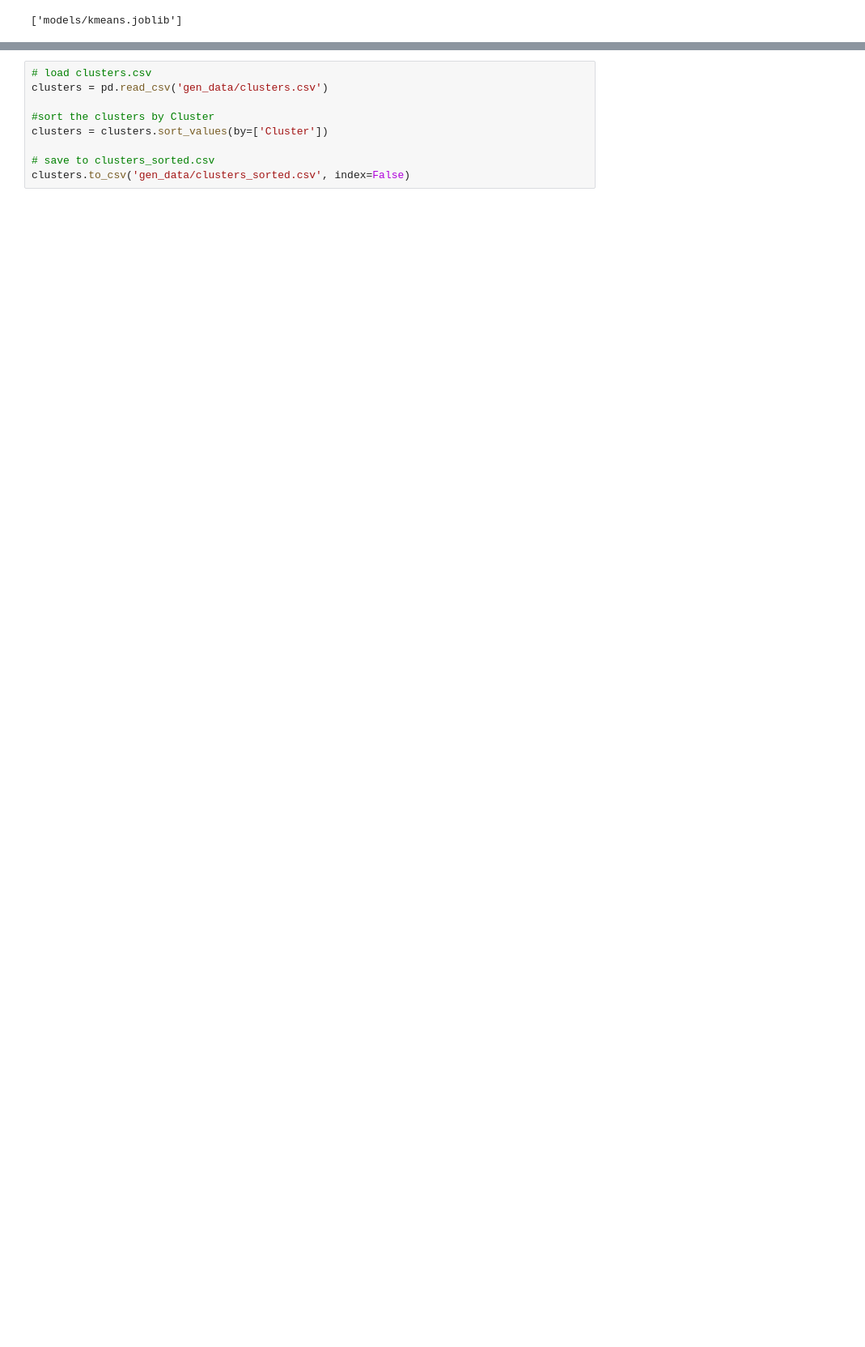
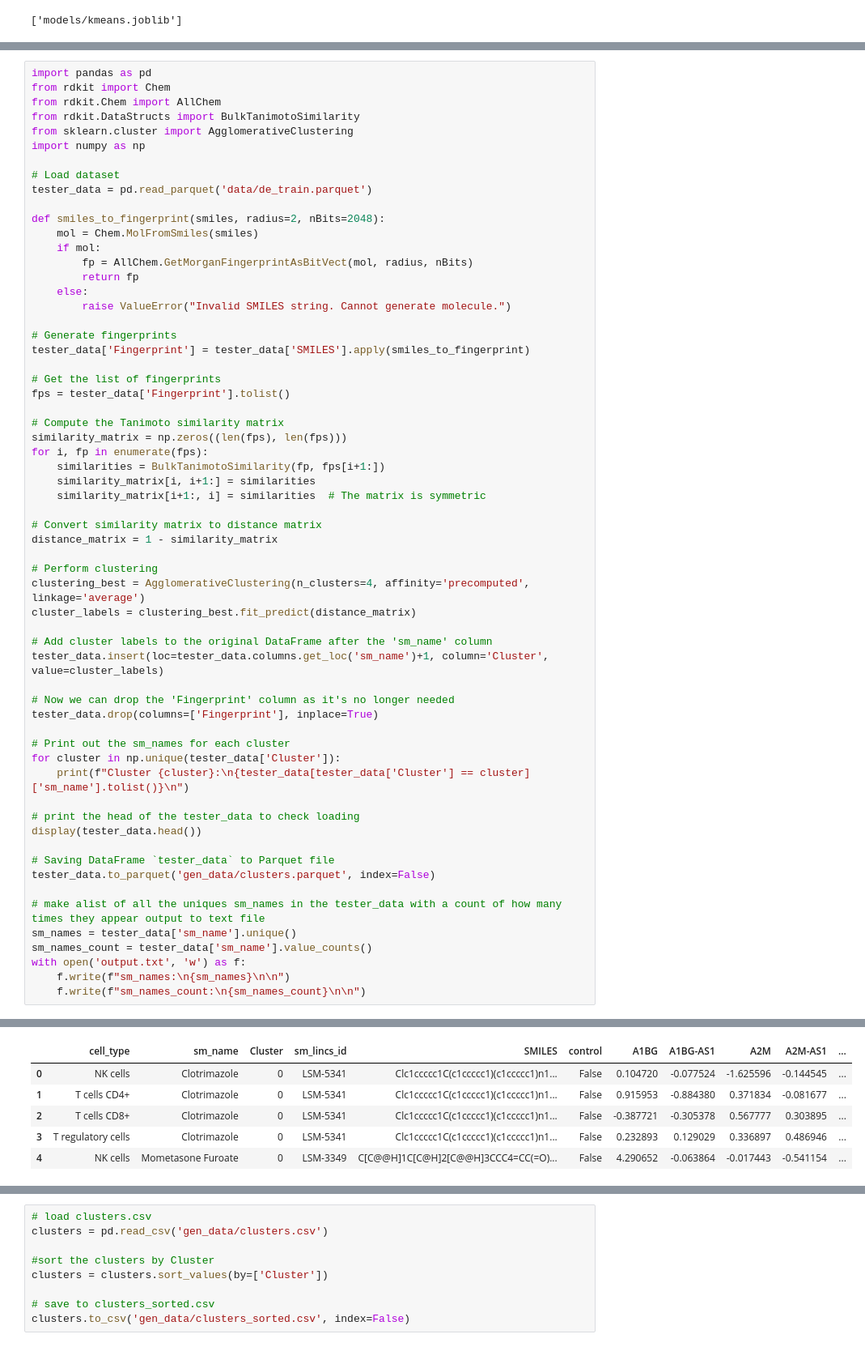
Before and after one commit to F-Sossi/CSS581_Group8_Project_Cell_Pertubations, a Jupyter notebook: Data_exploration.ipynb, the cells around one changed output, grey strips where cells are left out. Shown at 81% size. Cells and saved outputs as stored; diff of their text form; blank space fills up the shorter version.

```diff
--- a/Data_exploration.ipynb
+++ b/Data_exploration.ipynb
@@ -729,0 +834,62 @@ KeyError: 'Descriptors'
+# %%
+import pandas as pd
+from rdkit import Chem
+from rdkit.Chem import AllChem
+from rdkit.DataStructs import BulkTanimotoSimilarity
+from sklearn.cluster import AgglomerativeClustering
+import numpy as np
+
+# Load dataset
+tester_data = pd.read_parquet('data/de_train.parquet')
+
+def smiles_to_fingerprint(smiles, radius=2, nBits=2048):
+    mol = Chem.MolFromSmiles(smiles)
+    if mol:
+        fp = AllChem.GetMorganFingerprintAsBitVect(mol, radius, nBits)
+        return fp
+    else:
+        raise ValueError("Invalid SMILES string. Cannot generate molecule.")
+
+# Generate fingerprints
+tester_data['Fingerprint'] = tester_data['SMILES'].apply(smiles_to_fingerprint)
+
+# Get the list of fingerprints
+fps = tester_data['Fingerprint'].tolist()
+
+# Compute the Tanimoto similarity matrix
+similarity_matrix = np.zeros((len(fps), len(fps)))
+for i, fp in enumerate(fps):
+    similarities = BulkTanimotoSimilarity(fp, fps[i+1:])
+    similarity_matrix[i, i+1:] = similarities
+    similarity_matrix[i+1:, i] = similarities  # The matrix is symmetric
+
+# Convert similarity matrix to distance matrix
+distance_matrix = 1 - similarity_matrix
+
+# Perform clustering
+clustering_best = AgglomerativeClustering(n_clusters=4, affinity='precomputed', linkage='average')
+cluster_labels = clustering_best.fit_predict(distance_matrix)
+
+# Add cluster labels to the original DataFrame after the 'sm_name' column
+tester_data.insert(loc=tester_data.columns.get_loc('sm_name')+1, column='Cluster', value=cluster_labels)
+
+# Now we can drop the 'Fingerprint' column as it's no longer needed
+tester_data.drop(columns=['Fingerprint'], inplace=True)
+
+# Print out the sm_names for each cluster
+for cluster in np.unique(tester_data['Cluster']):
+    print(f"Cluster {cluster}:\n{tester_data[tester_data['Cluster'] == cluster]['sm_name'].tolist()}\n")
+
+# print the head of the tester_data to check loading
+display(tester_data.head())
+
+# Saving DataFrame `tester_data` to Parquet file
+tester_data.to_parquet('gen_data/clusters.parquet', index=False)
+
+# make alist of all the uniques sm_names in the tester_data with a count of how many times they appear output to text file
+sm_names = tester_data['sm_name'].unique()
+sm_names_count = tester_data['sm_name'].value_counts()
+with open('output.txt', 'w') as f:
+    f.write(f"sm_names:\n{sm_names}\n\n")
+    f.write(f"sm_names_count:\n{sm_names_count}\n\n")
+# %% [output]
@@ -729,0 +907,6 @@ KeyError: 'Descriptors'
+|  | cell_type | sm_name | Cluster | sm_lincs_id | SMILES | control | A1BG | A1BG-AS1 | A2M | A2M-AS1 | ... |
+| 0 | NK cells | Clotrimazole | 0 | LSM-5341 | Clc1ccccc1C(c1ccccc1)(c1ccccc1)n1... | False | 0.104720 | -0.077524 | -1.625596 | -0.144545 | ... |
+| 1 | T cells CD4+ | Clotrimazole | 0 | LSM-5341 | Clc1ccccc1C(c1ccccc1)(c1ccccc1)n1... | False | 0.915953 | -0.884380 | 0.371834 | -0.081677 | ... |
+| 2 | T cells CD8+ | Clotrimazole | 0 | LSM-5341 | Clc1ccccc1C(c1ccccc1)(c1ccccc1)n1... | False | -0.387721 | -0.305378 | 0.567777 | 0.303895 | ... |
+| 3 | T regulatory cells | Clotrimazole | 0 | LSM-5341 | Clc1ccccc1C(c1ccccc1)(c1ccccc1)n1... | False | 0.232893 | 0.129029 | 0.336897 | 0.486946 | ... |
+| 4 | NK cells | Mometasone Furoate | 0 | LSM-3349 | C[C@@H]1C[C@H]2[C@@H]3CCC4=CC(=O)... | False | 4.290652 | -0.063864 | -0.017443 | -0.541154 | ... |
```
Also changed, not shown: parts of 7 cells of this notebook, 6 other files.
